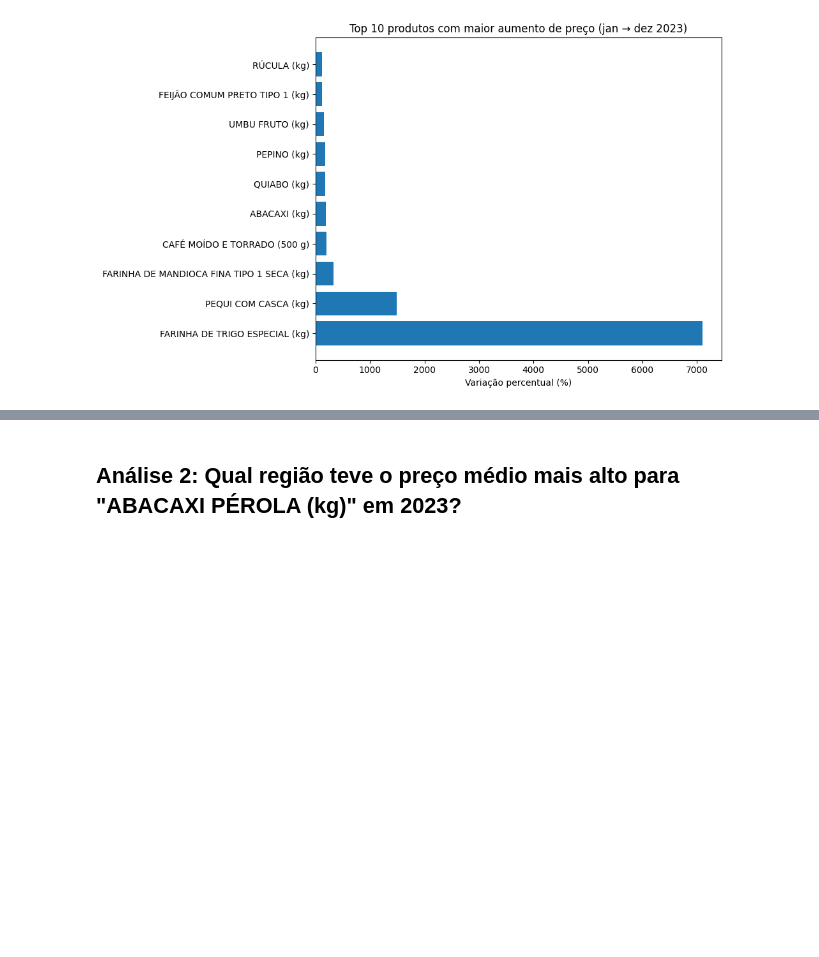
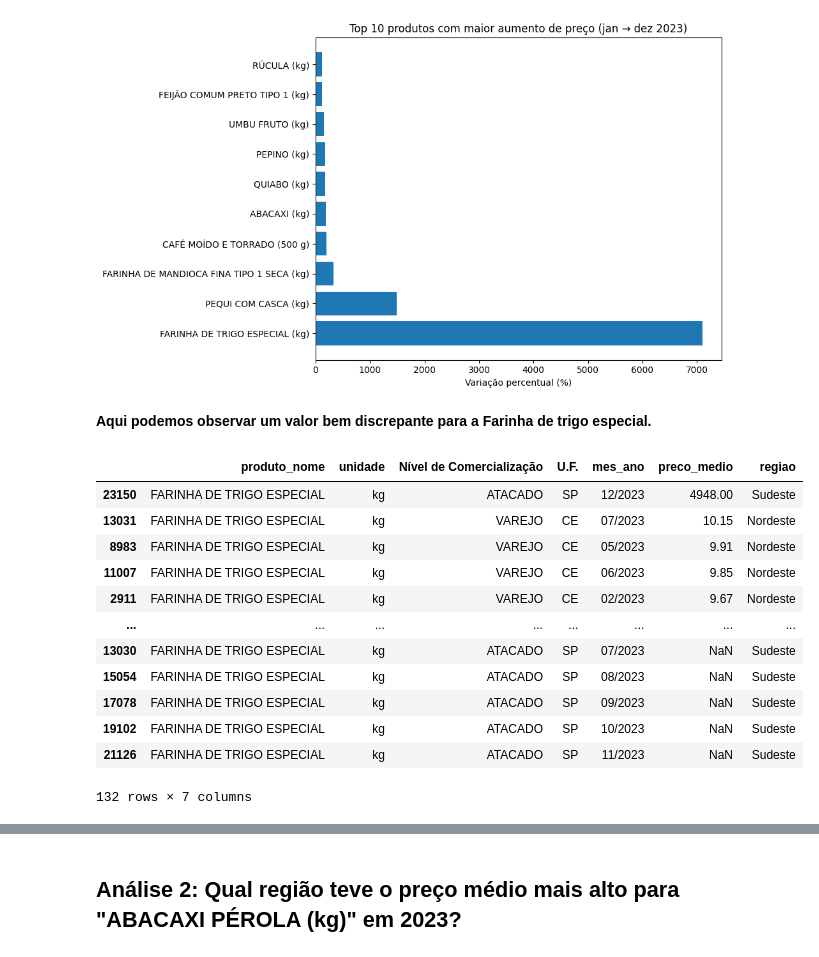
Before and after one commit to harieldalbo/projeto002, a Jupyter notebook: projeto002.ipynb, the cells around one changed output, grey strips where cells are left out. Drawn from its saved outputs; the diff is of its cells as text; code cells hidden in the pictures; blank space fills up the shorter version.

```diff
--- a/projeto002.ipynb
+++ b/projeto002.ipynb
@@ -316,3 +316,23 @@ plt.show()
 Produto com maior aumento: FARINHA DE TRIGO ESPECIAL (kg)
 Aumento de 7097.28% (de R$6.31 para R$454.51)
 [figure]
+# %% [markdown]
+**Aqui podemos observar um valor bem discrepante para a Farinha de trigo especial.**
+# %%
+df_novo[
+    (df_novo['produto_nome'] == 'FARINHA DE TRIGO ESPECIAL') & (df_novo['unidade'] == 'kg')
+].sort_values('preco_medio', ascending=False)
+# %% [output]
+|  | produto_nome | unidade | Nível de Comercialização | U.F. | mes_ano | preco_medio | regiao |
+| 23150 | FARINHA DE TRIGO ESPECIAL | kg | ATACADO | SP | 12/2023 | 4948.00 | Sudeste |
+| 13031 | FARINHA DE TRIGO ESPECIAL | kg | VAREJO | CE | 07/2023 | 10.15 | Nordeste |
+| 8983 | FARINHA DE TRIGO ESPECIAL | kg | VAREJO | CE | 05/2023 | 9.91 | Nordeste |
+| 11007 | FARINHA DE TRIGO ESPECIAL | kg | VAREJO | CE | 06/2023 | 9.85 | Nordeste |
+| 2911 | FARINHA DE TRIGO ESPECIAL | kg | VAREJO | CE | 02/2023 | 9.67 | Nordeste |
+| ... | ... | ... | ... | ... | ... | ... | ... |
+| 13030 | FARINHA DE TRIGO ESPECIAL | kg | ATACADO | SP | 07/2023 | NaN | Sudeste |
+| 15054 | FARINHA DE TRIGO ESPECIAL | kg | ATACADO | SP | 08/2023 | NaN | Sudeste |
+| 17078 | FARINHA DE TRIGO ESPECIAL | kg | ATACADO | SP | 09/2023 | NaN | Sudeste |
+| 19102 | FARINHA DE TRIGO ESPECIAL | kg | ATACADO | SP | 10/2023 | NaN | Sudeste |
+| 21126 | FARINHA DE TRIGO ESPECIAL | kg | ATACADO | SP | 11/2023 | NaN | Sudeste |
+132 rows × 7 columns
```
Also changed, not shown: parts of 7 cells of this notebook.
